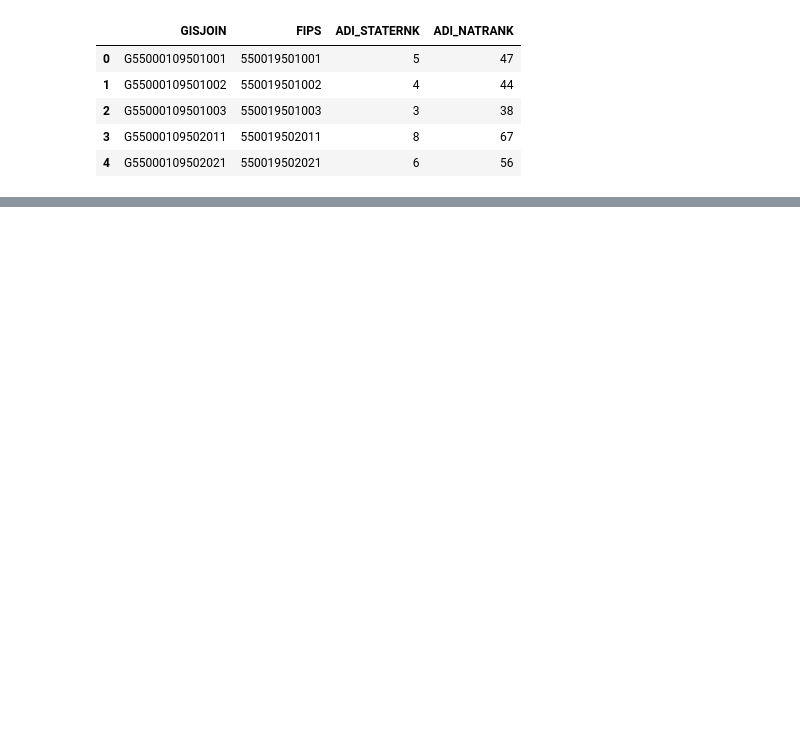
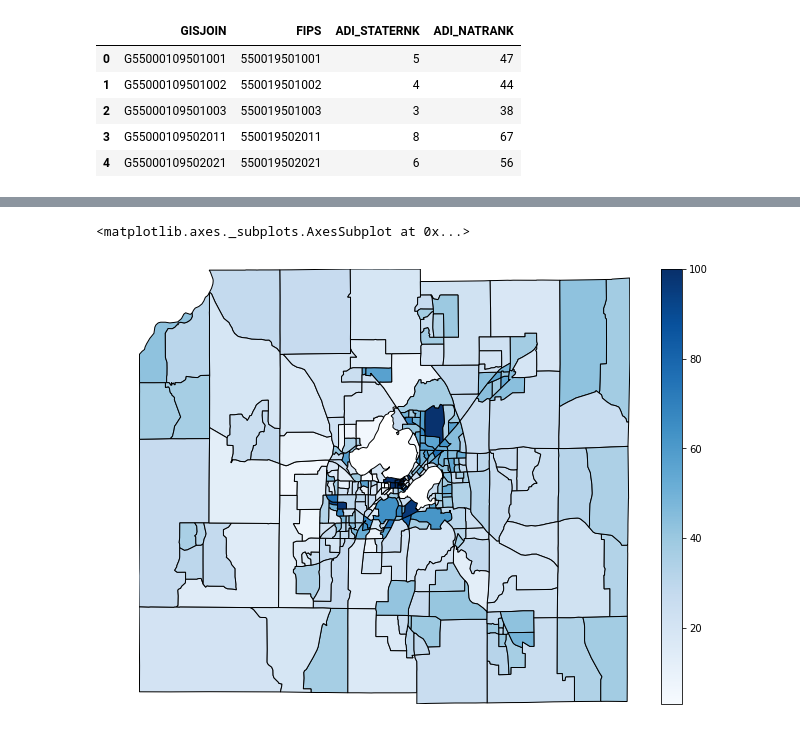
Before and after one commit to ewillmot/viz-madison, a Jupyter notebook: notebooks/DataExploration.ipynb, the cells around one changed output, grey strips where cells are left out. Cells and saved outputs as stored; diff of their text form; code cells hidden in the pictures; blank space fills up the shorter version.

```diff
--- a/notebooks/DataExploration.ipynb
+++ b/notebooks/DataExploration.ipynb
@@ -19,0 +78,5 @@ wi_adi.head()
+# %%
+geoplot.choropleth(adi_dane,hue='ADI_NATRANK',cmap='Blues',k=None,legend=True,figsize=(11,8))
+# %% [output]
+<matplotlib.axes._subplots.AxesSubplot at 0x...>
+[figure, added]
```
Also changed, not shown: parts of 11 cells of this notebook.
